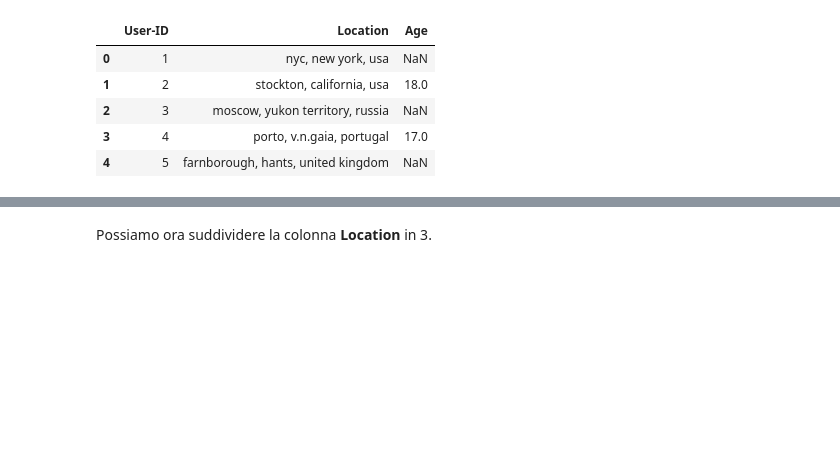
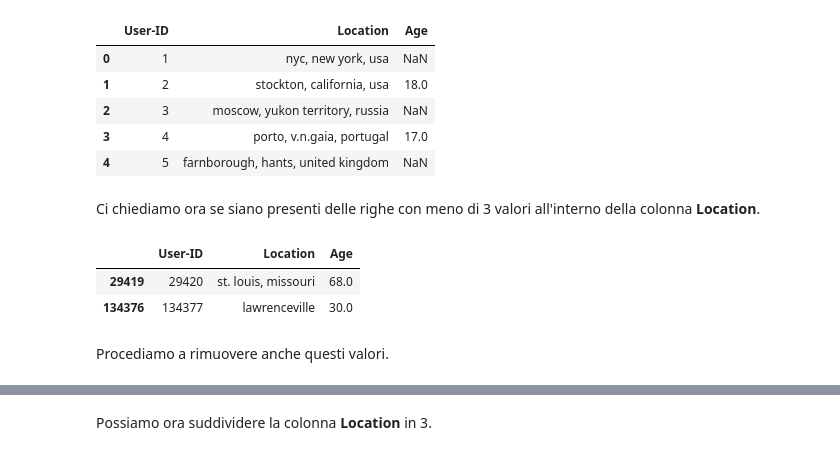
Before and after one commit to lucasammarini/FCSProject-Sammarini-TarolliBrame, a Jupyter notebook: progetto-2021.ipynb, the cells around one changed output, grey strips where cells are left out. Cells and saved outputs as stored; diff of their text form; code cells hidden in the pictures; blank space fills up the shorter version.

```diff
--- a/progetto-2021.ipynb
+++ b/progetto-2021.ipynb
@@ -108,3 +108,13 @@ clean_users.head()
 | 2 | 3 | moscow, yukon territory, russia | NaN |
 | 3 | 4 | porto, v.n.gaia, portugal | 17.0 |
 | 4 | 5 | farnborough, hants, united kingdom | NaN |
+# %% [markdown]
+Ci chiediamo ora se siano presenti delle righe con meno di 3 valori all'interno della colonna __Location__.
+# %%
+clean_users[clean_users['Location'].str.split(',', expand=True)[2].isnull()]
+# %% [output]
+|  | User-ID | Location | Age |
+| 29419 | 29420 | st. louis, missouri | 68.0 |
+| 134376 | 134377 | lawrenceville | 30.0 |
+# %% [markdown]
+Procediamo a rimuovere anche questi valori.
```
Also changed, not shown: parts of 2 cells of this notebook.
